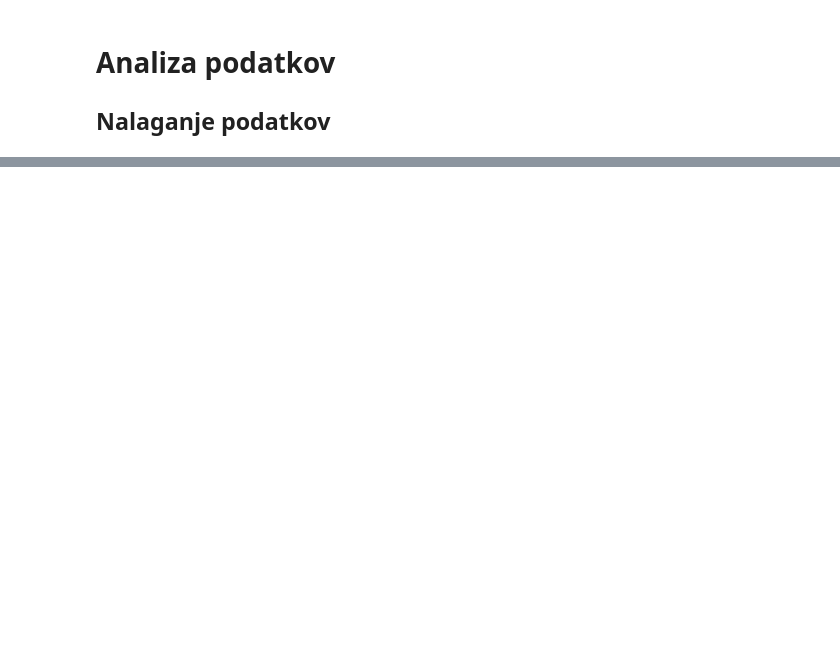
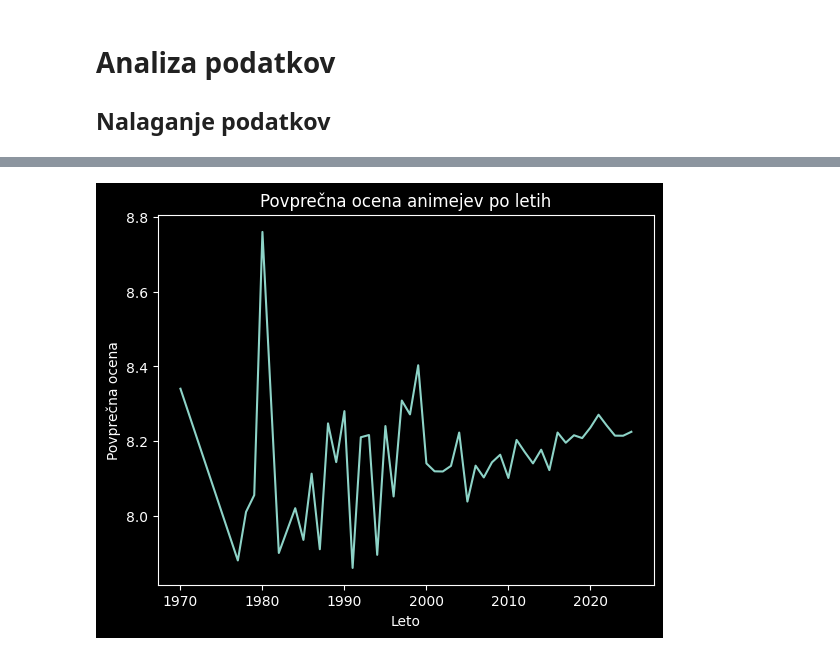
Before and after one commit to voljatel/Projektna-UVP, a Jupyter notebook: analiza-podatkov.ipynb, the cells around one changed output, grey strips where cells are left out. Saved outputs shown, nothing was run; the diff lists cells and outputs as text; code cells hidden in the pictures; blank space fills up the shorter version.

```diff
--- a/analiza-podatkov.ipynb
+++ b/analiza-podatkov.ipynb
@@ -80,0 +82,9 @@ plt.show()
+# %%
+povprecn_ocena_na_leto = animeji.groupby("leto izdaje")["ocena"].mean()
+povprecn_ocena_na_leto.plot(kind="line")
+plt.title("Povprečna ocena animejev po letih")
+plt.xlabel("Leto")
+plt.ylabel("Povprečna ocena")
+plt.show()
+# %% [output]
+[figure, added]
```
Also changed, not shown: parts of 18 cells of this notebook.
